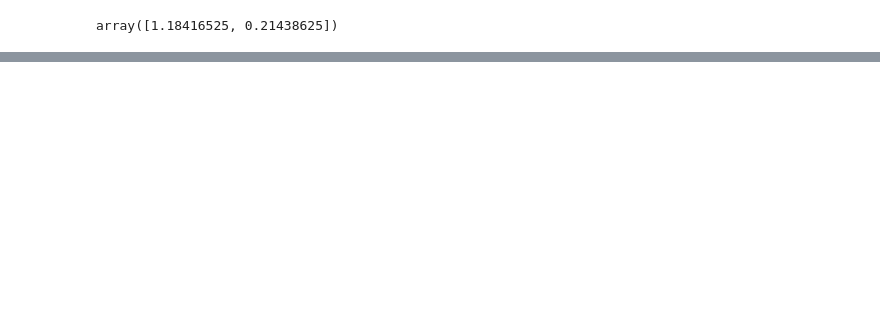
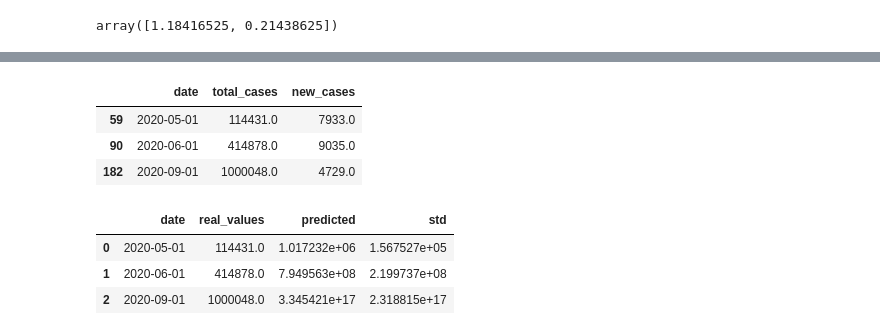
Before and after one commit to Kirinari/MADE_advanced_ml, a Jupyter notebook: homewrok1.ipynb, the cells around one changed output, grey strips where cells are left out. Cells and saved outputs as stored; diff of their text form; code cells hidden in the pictures; blank space fills up the shorter version.

```diff
--- a/homewrok1.ipynb
+++ b/homewrok1.ipynb
@@ -177,0 +193,39 @@ plt.pcolormesh(X, Y, Z, cmap=plt.cm.jet, shading='auto');
+# %%
+start = pd.to_datetime('2020-03-03')
+days_to_may1 = (pd.to_datetime('2020-05-01') - start).days
+days_to_june1 = (pd.to_datetime('2020-06-01') - start).days
+days_to_sept1 = (pd.to_datetime('2020-09-01') - start).days
+
+dates = np.array([days_to_may1, days_to_june1, days_to_sept1])
+
+predicts = []
+for params in sample:
+    predict = np.exp(params[1] * dates + params[0])
+    predicts.append(predict)
+true_values = data['total_cases'][dates]
+
+predicts = np.array(predicts)
+
+mu = predicts.mean(axis=0)
+sigma = predicts.std(axis=0)
+# %%
+data.iloc[dates]
+# %% [output]
+|  | date | total_cases | new_cases |
+| 59 | 2020-05-01 | 114431.0 | 7933.0 |
+| 90 | 2020-06-01 | 414878.0 | 9035.0 |
+| 182 | 2020-09-01 | 1000048.0 | 4729.0 |
+# %%
+compare_df = pd.DataFrame(
+    data.iloc[dates][['date', 'total_cases']].values,
+    columns=['date', 'real_values'],
+    )
+compare_df['predicted'] = mu
+compare_df['std'] = sigma
+# %%
+compare_df
+# %% [output]
+|  | date | real_values | predicted | std |
+| 0 | 2020-05-01 | 114431.0 | 1.017232e+06 | 1.567527e+05 |
+| 1 | 2020-06-01 | 414878.0 | 7.949563e+08 | 2.199737e+08 |
+| 2 | 2020-09-01 | 1000048.0 | 3.345421e+17 | 2.318815e+17 |
```
Also changed, not shown: parts of 11 cells of this notebook.
